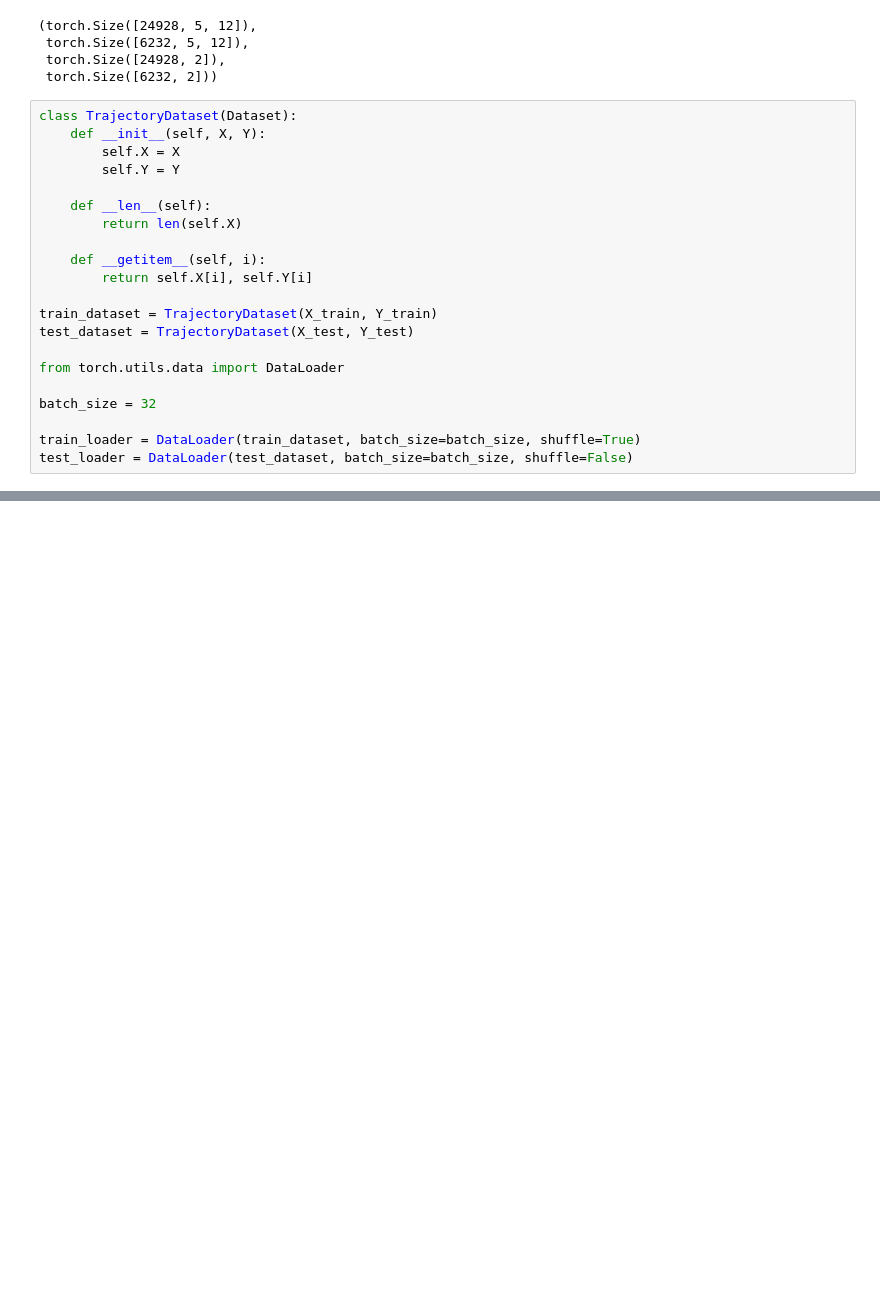
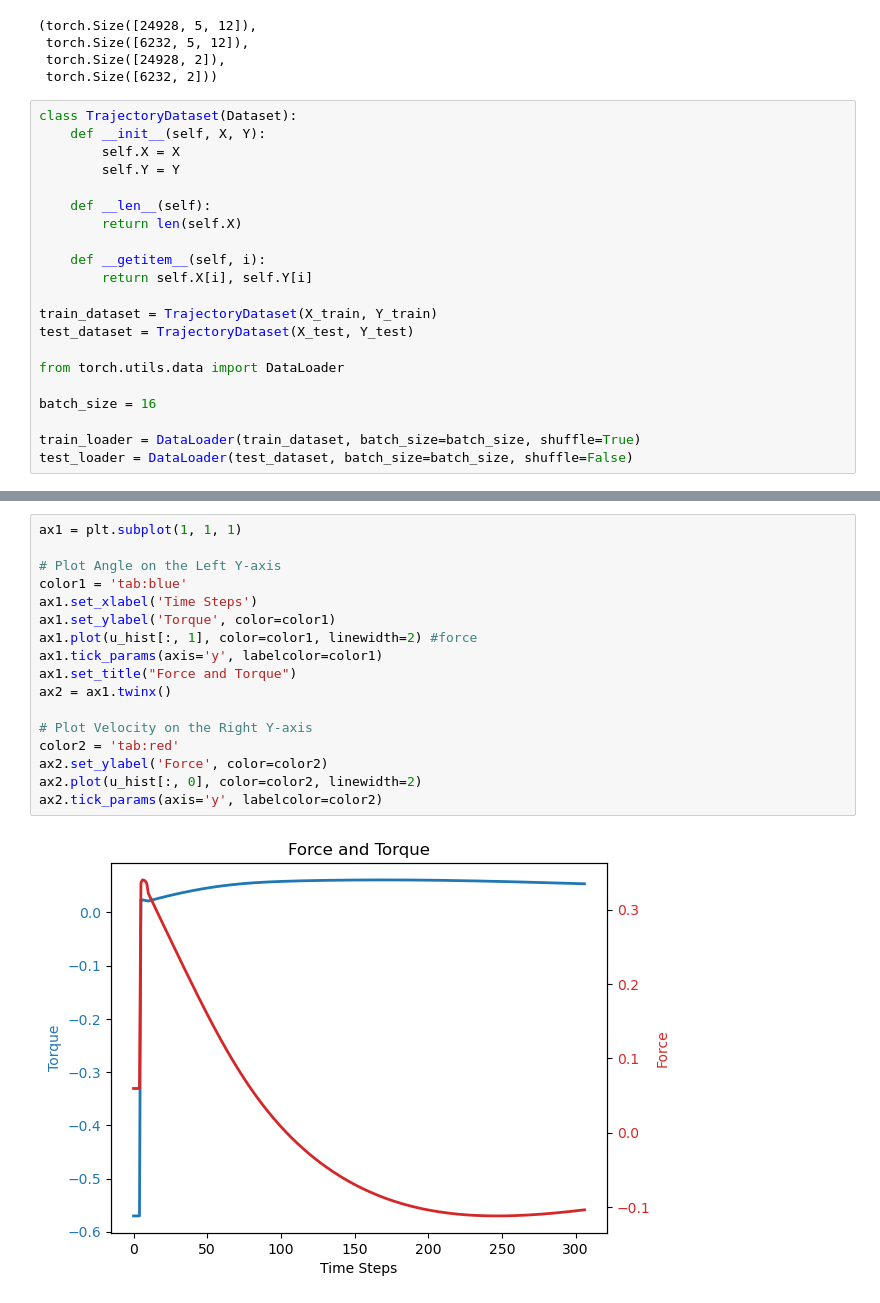
Before and after one commit to planetaryeclipse/research-geo-diff-opt-layer, a Jupyter notebook: LSTM.ipynb, the cells around one changed output, grey strips where cells are left out. Saved outputs shown, nothing was run; the diff lists cells and outputs as text; blank space fills up the shorter version.

```diff
--- a/LSTM.ipynb
+++ b/LSTM.ipynb
@@ -187,7 +194,7 @@ test_dataset = TrajectoryDataset(X_test, Y_test)
 
 from torch.utils.data import DataLoader
 
-batch_size = 32
+batch_size = 16
 
 train_loader = DataLoader(train_dataset, batch_size=batch_size, shuffle=True)
 test_loader = DataLoader(test_dataset, batch_size=batch_size, shuffle=False)
@@ -479,0 +693,19 @@ plt.show()
+# %%
+ax1 = plt.subplot(1, 1, 1)
+
+# Plot Angle on the Left Y-axis
+color1 = 'tab:blue'
+ax1.set_xlabel('Time Steps')
+ax1.set_ylabel('Torque', color=color1)
+ax1.plot(u_hist[:, 1], color=color1, linewidth=2) #force
+ax1.tick_params(axis='y', labelcolor=color1)
+ax1.set_title("Force and Torque")
+ax2 = ax1.twinx()
+
+# Plot Velocity on the Right Y-axis
+color2 = 'tab:red'
+ax2.set_ylabel('Force', color=color2)
+ax2.plot(u_hist[:, 0], color=color2, linewidth=2)
+ax2.tick_params(axis='y', labelcolor=color2)
+# %% [output]
+[figure, added]
```
Also changed, not shown: parts of 13 cells of this notebook.
